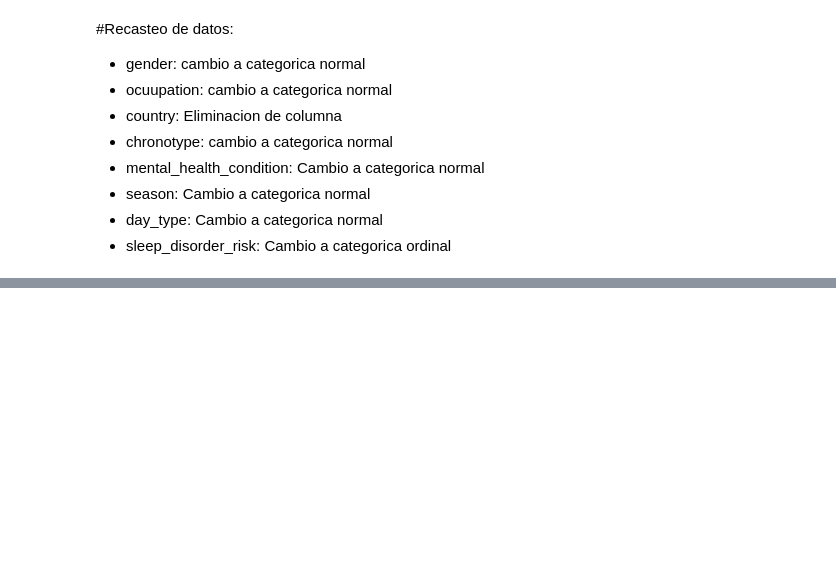
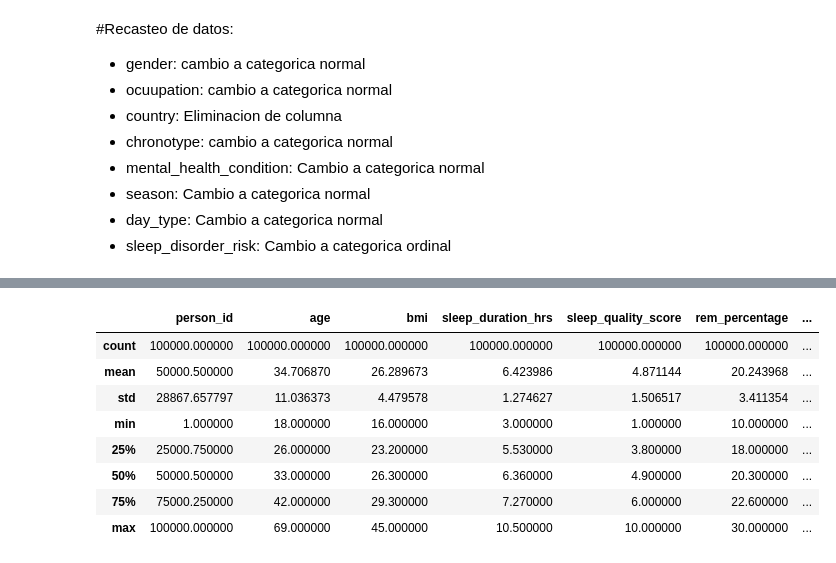
Before and after one commit to R3vival/Intro_Ciencia_De_Datos_Trabajo, a Jupyter notebook: Trabajo_Final_Intro_DC.ipynb, the cells around one changed output, grey strips where cells are left out. Drawn from its saved outputs; the diff is of its cells as text; code cells hidden in the pictures; blank space fills up the shorter version.

```diff
--- a/Trabajo_Final_Intro_DC.ipynb
+++ b/Trabajo_Final_Intro_DC.ipynb
@@ -76,0 +86,5 @@ memory usage: 24.4+ MB
+# %%
+categories = ["gender","occupation", "chronotype", "mental_health_condition", "season", "day_type", "sleep_disorder_risk"]
+df[categories] = df[categories].astype("category") # recast de distintas variables tipo object a category
+df = df.drop(columns=["country"]) # Eliminacion de columna "Country"
+df.info()
@@ -76,0 +118,12 @@ memory usage: 24.4+ MB
+# %%
+df.describe()
+# %% [output]
+|  | person_id | age | bmi | sleep_duration_hrs | sleep_quality_score | rem_percentage | ... |
+| count | 100000.000000 | 100000.000000 | 100000.000000 | 100000.000000 | 100000.000000 | 100000.000000 | ... |
+| mean | 50000.500000 | 34.706870 | 26.289673 | 6.423986 | 4.871144 | 20.243968 | ... |
+| std | 28867.657797 | 11.036373 | 4.479578 | 1.274627 | 1.506517 | 3.411354 | ... |
+| min | 1.000000 | 18.000000 | 16.000000 | 3.000000 | 1.000000 | 10.000000 | ... |
+| 25% | 25000.750000 | 26.000000 | 23.200000 | 5.530000 | 3.800000 | 18.000000 | ... |
+| 50% | 50000.500000 | 33.000000 | 26.300000 | 6.360000 | 4.900000 | 20.300000 | ... |
+| 75% | 75000.250000 | 42.000000 | 29.300000 | 7.270000 | 6.000000 | 22.600000 | ... |
+| max | 100000.000000 | 69.000000 | 45.000000 | 10.500000 | 10.000000 | 30.000000 | ... |
```
Also changed, not shown: parts of 6 cells of this notebook.
